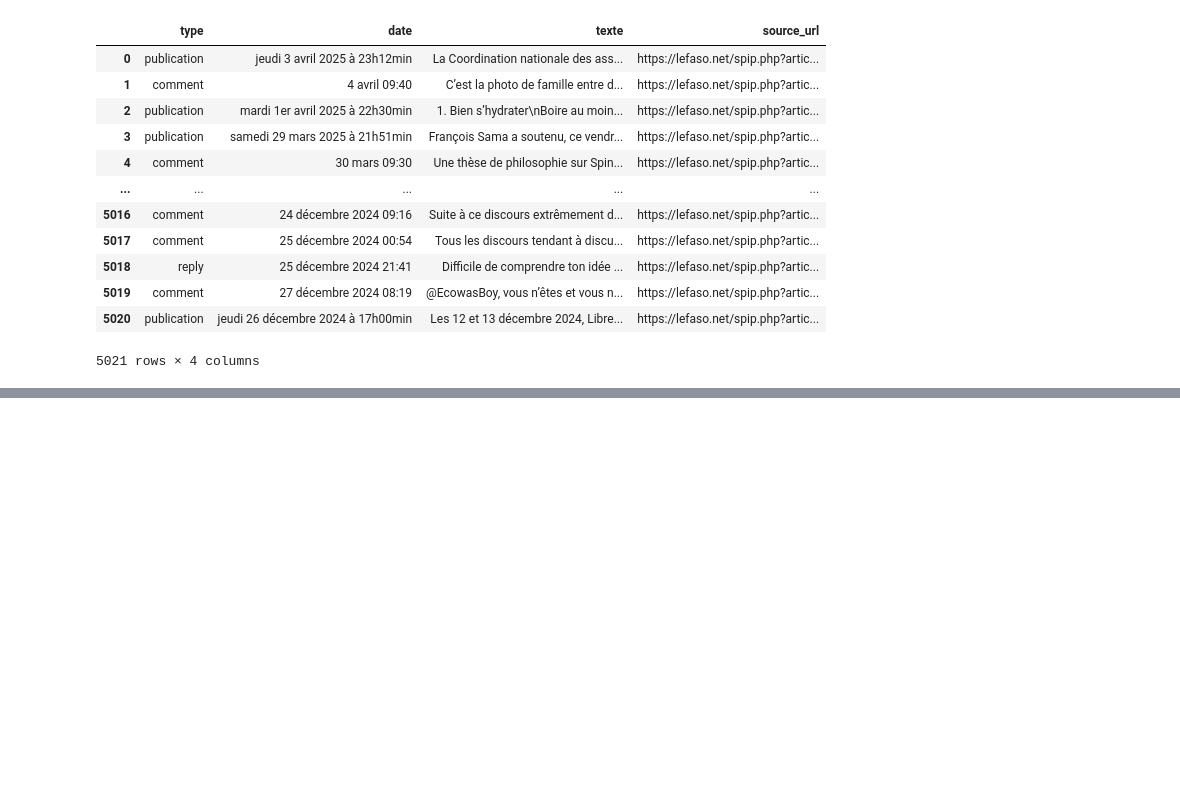
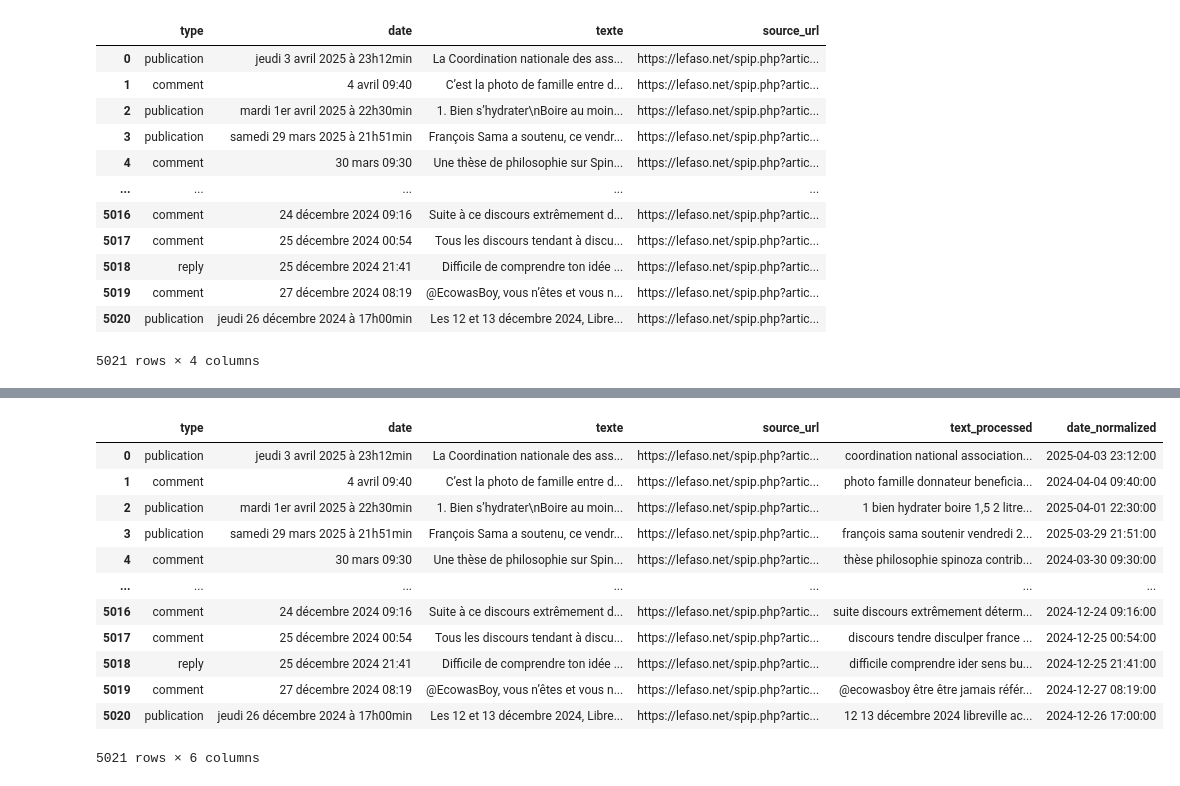
Before and after one commit to WalkerStanislas/Analysis-of-new-trends-in-BF, a Jupyter notebook: Scraping & Analysis/processing.ipynb, the cells around one changed output, grey strips where cells are left out. Drawn from its saved outputs; the diff is of its cells as text; code cells hidden in the pictures; blank space fills up the shorter version.

Commit message:
Data preprocessing for NLP uses

```diff
--- a/Scraping & Analysis/processing.ipynb
+++ b/Scraping & Analysis/processing.ipynb
@@ -74,0 +116,13 @@ print(json.dumps(data, indent=4, ensure_ascii=False))
+# %%
+def preprocess_text(text):
+    doc = nlp(text)
+
+    tokens = [
+        token.lemma_.lower()
+        for token in doc
+        if not token.is_stop and not token.is_punct and not token.is_space
+    ]
+
+    return " ".join(tokens)
+# %%
+df["text_processed"] = df["texte"].apply(preprocess_text) #preprocess of text
@@ -74,0 +157,44 @@ print(json.dumps(data, indent=4, ensure_ascii=False))
+# %%
+import datetime
+import dateparser
+import re
+
+def normaliser_date(date_str, reference_year=None):
+    # Nettoyage manuel
+    clean_date = date_str.lower()
+    clean_date = re.sub(r'publié le ', '', clean_date)
+    clean_date = re.sub(r'à ', '', clean_date)
+    clean_date = re.sub(r'min', '', clean_date)
+    clean_date = clean_date.strip()
+
+    # Settings pour dateparser
+    settings = {'PREFER_DATES_FROM': 'past', 'DATE_ORDER': 'DMY'}
+
+    if reference_year:
+        settings['RELATIVE_BASE'] = datetime.datetime(reference_year, 1, 1)
+
+    parsed = dateparser.parse(clean_date, settings=settings)
+
+    if parsed:
+        return parsed.strftime("%Y-%m-%d %H:%M:%S")
+    else:
+        return None
+# %%
+# Application à une série de dates
+df["date_normalized"] = df["date"].apply(lambda x: normaliser_date(x, reference_year=2025))
+# %%
+df
+# %% [output]
+|  | type | date | texte | source_url | text_processed | date_normalized |
+| 0 | publication | jeudi 3 avril 2025 à 23h12min | La Coordination nationale des ass... | https://lefaso.net/spip.php?artic... | coordination national association... | 2025-04-03 23:12:00 |
+| 1 | comment | 4 avril 09:40 | C’est la photo de famille entre d... | https://lefaso.net/spip.php?artic... | photo famille donnateur beneficia... | 2024-04-04 09:40:00 |
+| 2 | publication | mardi 1er avril 2025 à 22h30min | 1. Bien s’hydrater\nBoire au moin... | https://lefaso.net/spip.php?artic... | 1 bien hydrater boire 1,5 2 litre... | 2025-04-01 22:30:00 |
+| 3 | publication | samedi 29 mars 2025 à 21h51min | François Sama a soutenu, ce vendr... | https://lefaso.net/spip.php?artic... | françois sama soutenir vendredi 2... | 2025-03-29 21:51:00 |
+| 4 | comment | 30 mars 09:30 | Une thèse de philosophie sur Spin... | https://lefaso.net/spip.php?artic... | thèse philosophie spinoza contrib... | 2024-03-30 09:30:00 |
+| ... | ... | ... | ... | ... | ... | ... |
+| 5016 | comment | 24 décembre 2024 09:16 | Suite à ce discours extrêmement d... | https://lefaso.net/spip.php?artic... | suite discours extrêmement déterm... | 2024-12-24 09:16:00 |
+| 5017 | comment | 25 décembre 2024 00:54 | Tous les discours tendant à discu... | https://lefaso.net/spip.php?artic... | discours tendre disculper france ... | 2024-12-25 00:54:00 |
+| 5018 | reply | 25 décembre 2024 21:41 | Difficile de comprendre ton idée ... | https://lefaso.net/spip.php?artic... | difficile comprendre ider sens bu... | 2024-12-25 21:41:00 |
+| 5019 | comment | 27 décembre 2024 08:19 | @EcowasBoy, vous n’êtes et vous n... | https://lefaso.net/spip.php?artic... | @ecowasboy être être jamais référ... | 2024-12-27 08:19:00 |
+| 5020 | publication | jeudi 26 décembre 2024 à 17h00min | Les 12 et 13 décembre 2024, Libre... | https://lefaso.net/spip.php?artic... | 12 13 décembre 2024 libreville ac... | 2024-12-26 17:00:00 |
+5021 rows × 6 columns
```
Also changed, not shown: parts of 13 cells of this notebook, 1 other file.
